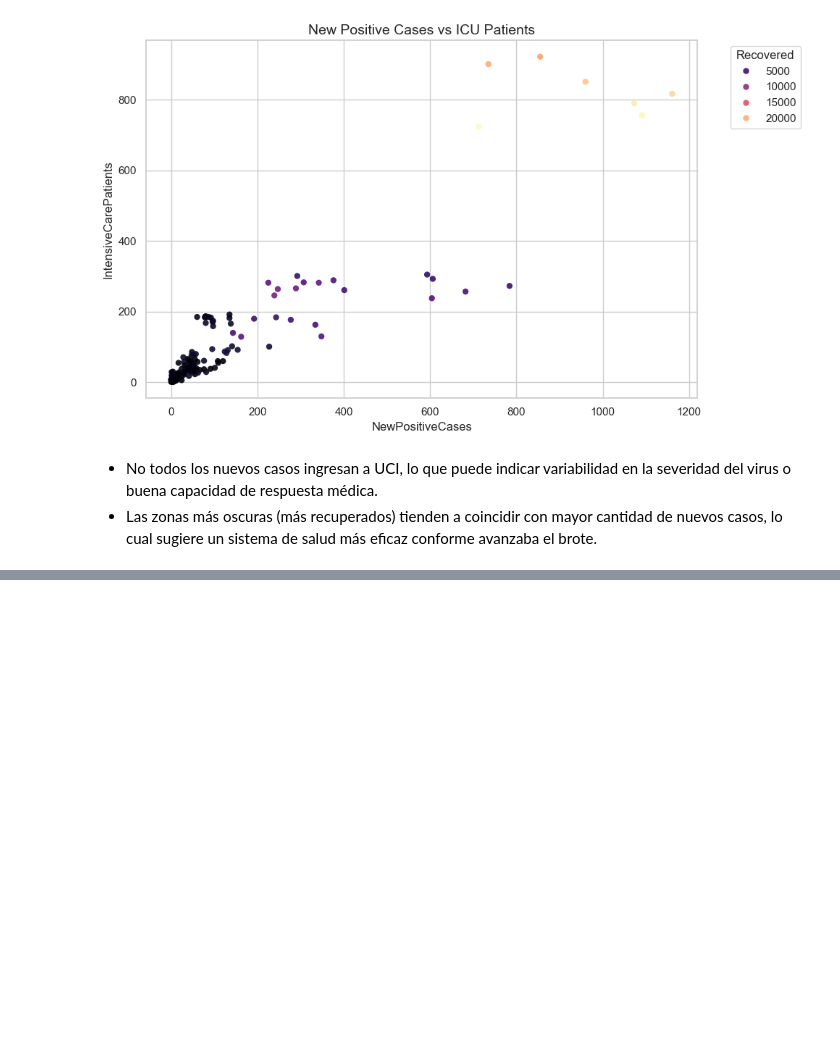
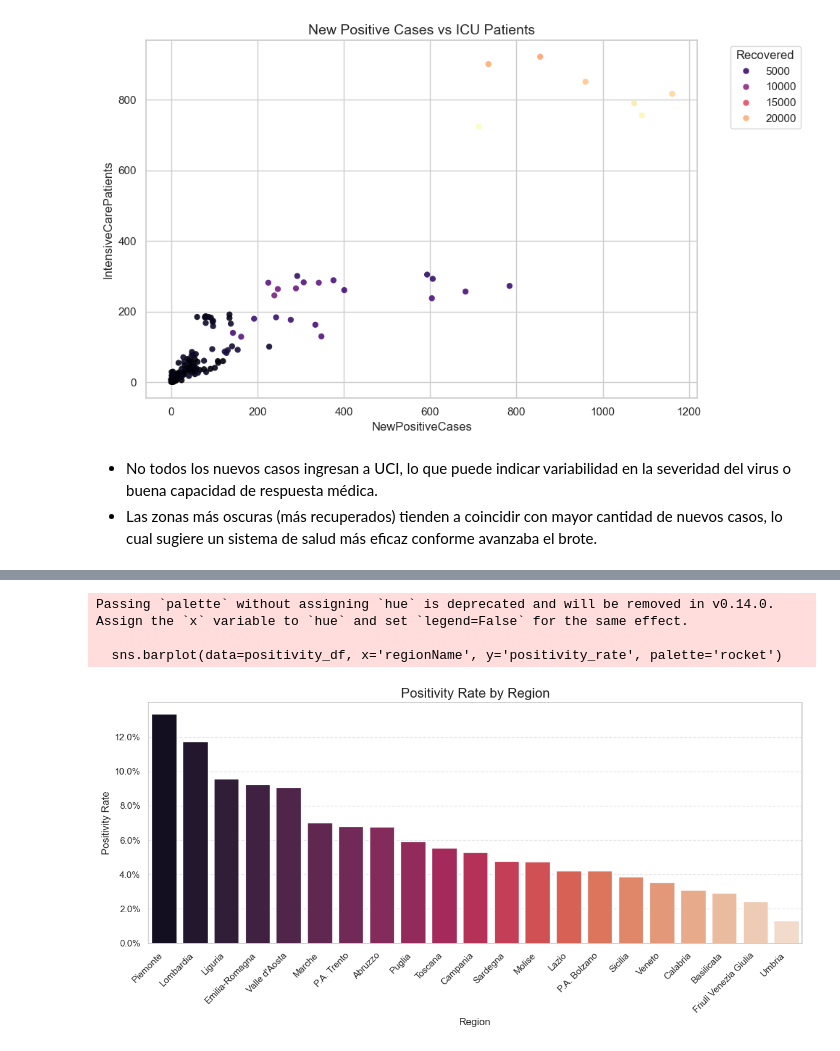
Before and after one commit to sanieni6/01MIAR-Python-para-IA, a Jupyter notebook: actividad-whitePaper/whitepaper.ipynb, the cells around one changed output, grey strips where cells are left out. Drawn from its saved outputs; the diff is of its cells as text; code cells hidden in the pictures; blank space fills up the shorter version.

Commit message:
Update execution counts in Jupyter notebook and add new markdown sections for positivity rate analysis and conclusions on COVID-19 data visualization improvements.

```diff
--- a/actividad-whitePaper/whitepaper.ipynb
+++ b/actividad-whitePaper/whitepaper.ipynb
@@ -519,0 +531,29 @@ plt.show()
+# %%
+# Calcular tasa de positividad por región
+positivity_df = (
+    df_en.groupby('regionName')[['TotalPositiveCases', 'TestsPerformed']]
+    .sum()
+    .assign(positivity_rate=lambda d: d['TotalPositiveCases'] / d['TestsPerformed'])
+    .sort_values(by='positivity_rate', ascending=False)
+    .reset_index()
+)
+
+# Visualizar con gráfico de barras
+import matplotlib.ticker as mtick
+
+plt.figure(figsize=(12, 6))
+sns.barplot(data=positivity_df, x='regionName', y='positivity_rate', palette='rocket')
+
+plt.title("Positivity Rate by Region", fontsize=16)
+plt.xlabel("Region")
+plt.ylabel("Positivity Rate")
+plt.xticks(rotation=45, ha='right')
+plt.gca().yaxis.set_major_formatter(mtick.PercentFormatter(1.0))
+plt.grid(axis='y', linestyle='--', alpha=0.5)
+plt.tight_layout()
+plt.show()
+# %% [output]
+Passing `palette` without assigning `hue` is deprecated and will be removed in v0.14.0. Assign the `x` variable to `hue` and set `legend=False` for the same effect.
+
+  sns.barplot(data=positivity_df, x='regionName', y='positivity_rate', palette='rocket')
+[figure, added]
```
Also changed, not shown: parts of 9 cells of this notebook.
